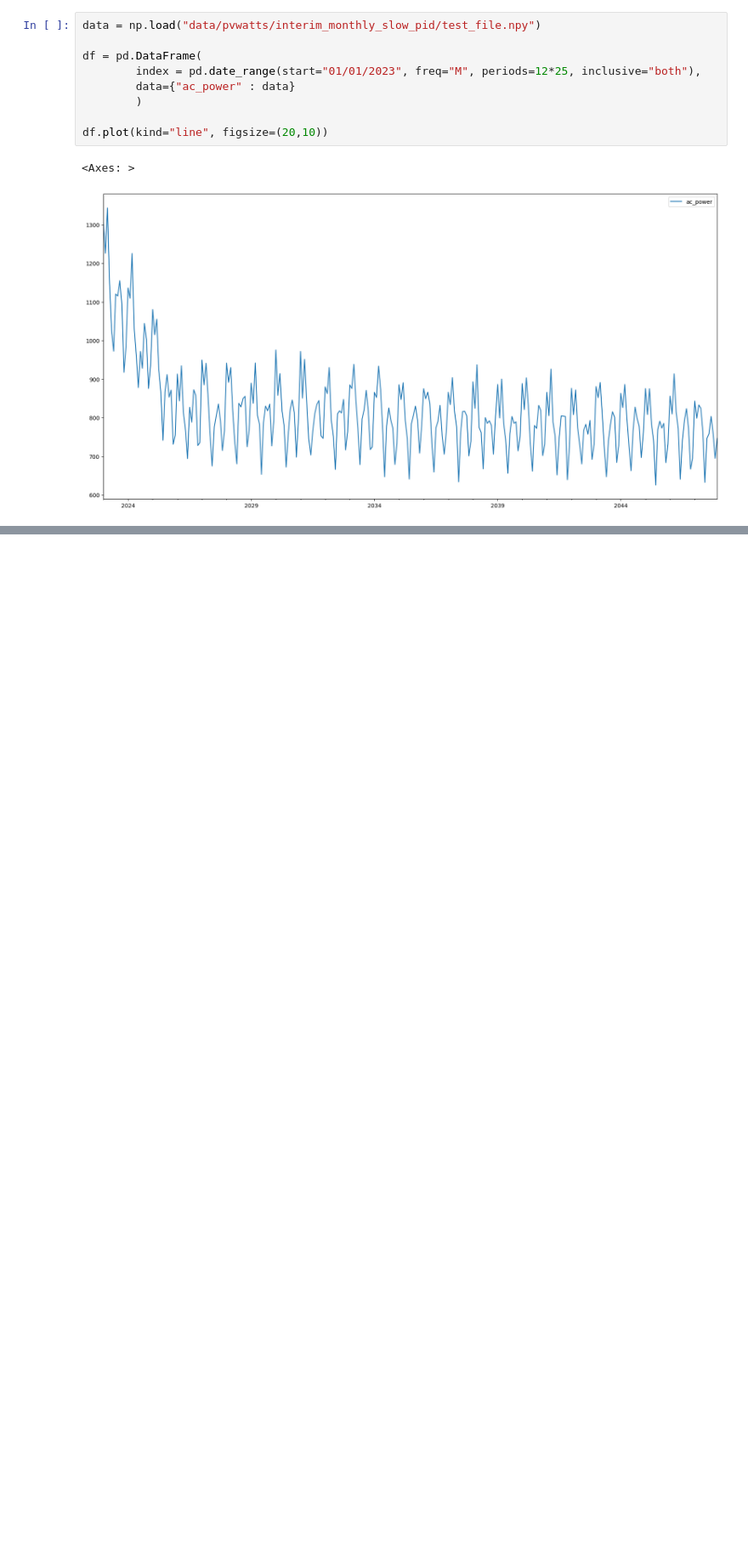
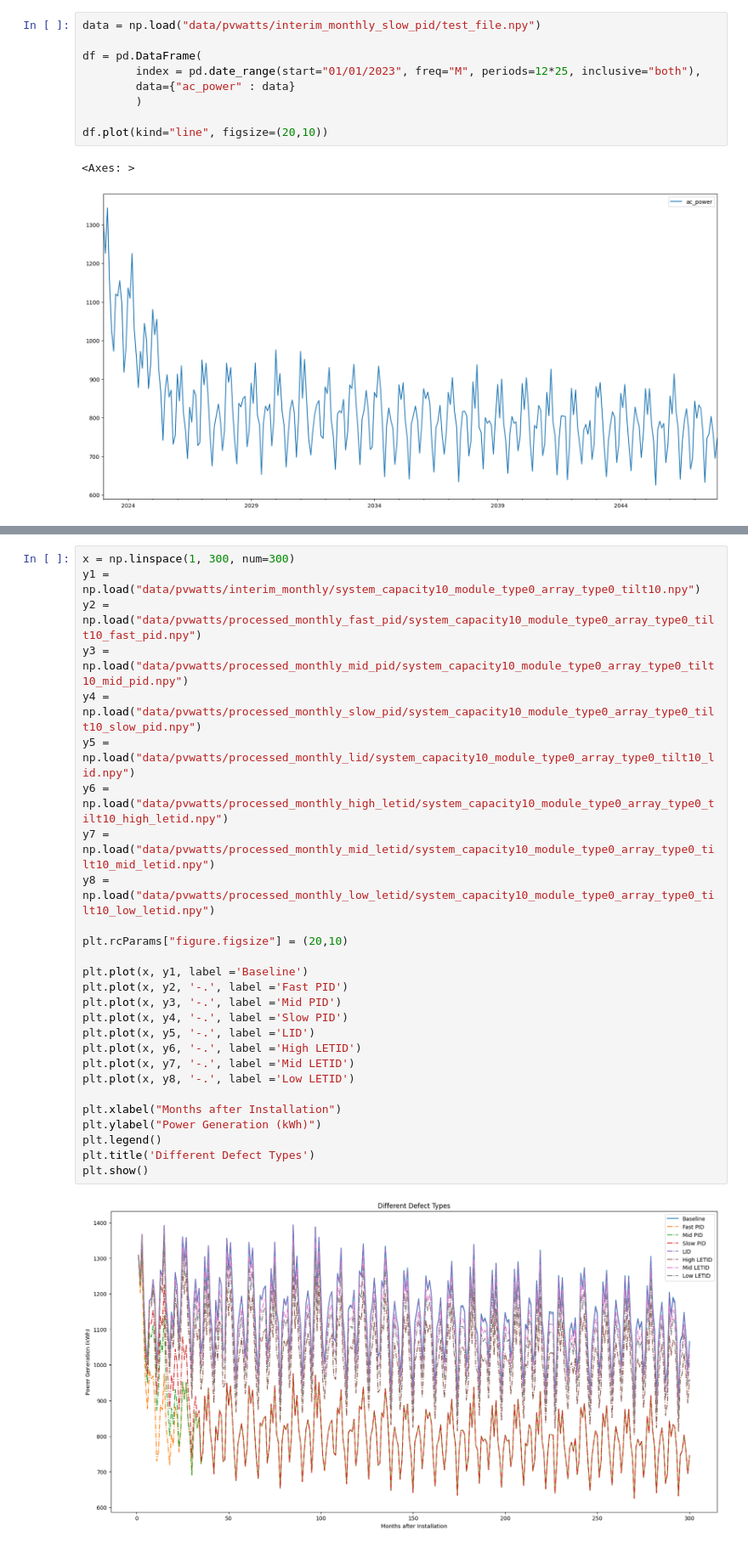
Before and after one commit to cai-yutian/pv-modelling-mirror, a Jupyter notebook: process_pvwatts_data_monthly.ipynb, the cells around one changed output, grey strips where cells are left out. Shown at 85% size. Cells and saved outputs as stored; diff of their text form; blank space fills up the shorter version.

Commit message:
create chart for different degradations

```diff
--- a/process_pvwatts_data_monthly.ipynb
+++ b/process_pvwatts_data_monthly.ipynb
@@ -207,0 +208,29 @@ for path in interim_dir.iterdir():
+# %%
+x = np.linspace(1, 300, num=300)
+y1 = np.load("data/pvwatts/interim_monthly/system_capacity10_module_type0_array_type0_tilt10.npy")
+y2 = np.load("data/pvwatts/processed_monthly_fast_pid/system_capacity10_module_type0_array_type0_tilt10_fast_pid.npy")
+y3 = np.load("data/pvwatts/processed_monthly_mid_pid/system_capacity10_module_type0_array_type0_tilt10_mid_pid.npy")
+y4 = np.load("data/pvwatts/processed_monthly_slow_pid/system_capacity10_module_type0_array_type0_tilt10_slow_pid.npy")
+y5 = np.load("data/pvwatts/processed_monthly_lid/system_capacity10_module_type0_array_type0_tilt10_lid.npy")
+y6 = np.load("data/pvwatts/processed_monthly_high_letid/system_capacity10_module_type0_array_type0_tilt10_high_letid.npy")
+y7 = np.load("data/pvwatts/processed_monthly_mid_letid/system_capacity10_module_type0_array_type0_tilt10_mid_letid.npy")
+y8 = np.load("data/pvwatts/processed_monthly_low_letid/system_capacity10_module_type0_array_type0_tilt10_low_letid.npy")
+
+plt.rcParams["figure.figsize"] = (20,10)
+
+plt.plot(x, y1, label ='Baseline')
+plt.plot(x, y2, '-.', label ='Fast PID')
+plt.plot(x, y3, '-.', label ='Mid PID')
+plt.plot(x, y4, '-.', label ='Slow PID')
+plt.plot(x, y5, '-.', label ='LID')
+plt.plot(x, y6, '-.', label ='High LETID')
+plt.plot(x, y7, '-.', label ='Mid LETID')
+plt.plot(x, y8, '-.', label ='Low LETID')
+
+plt.xlabel("Months after Installation")
+plt.ylabel("Power Generation (kWh)")
+plt.legend()
+plt.title('Different Defect Types')
+plt.show()
+# %% [output]
+[figure, added]
```
Also changed, not shown: parts of 2 cells of this notebook.
